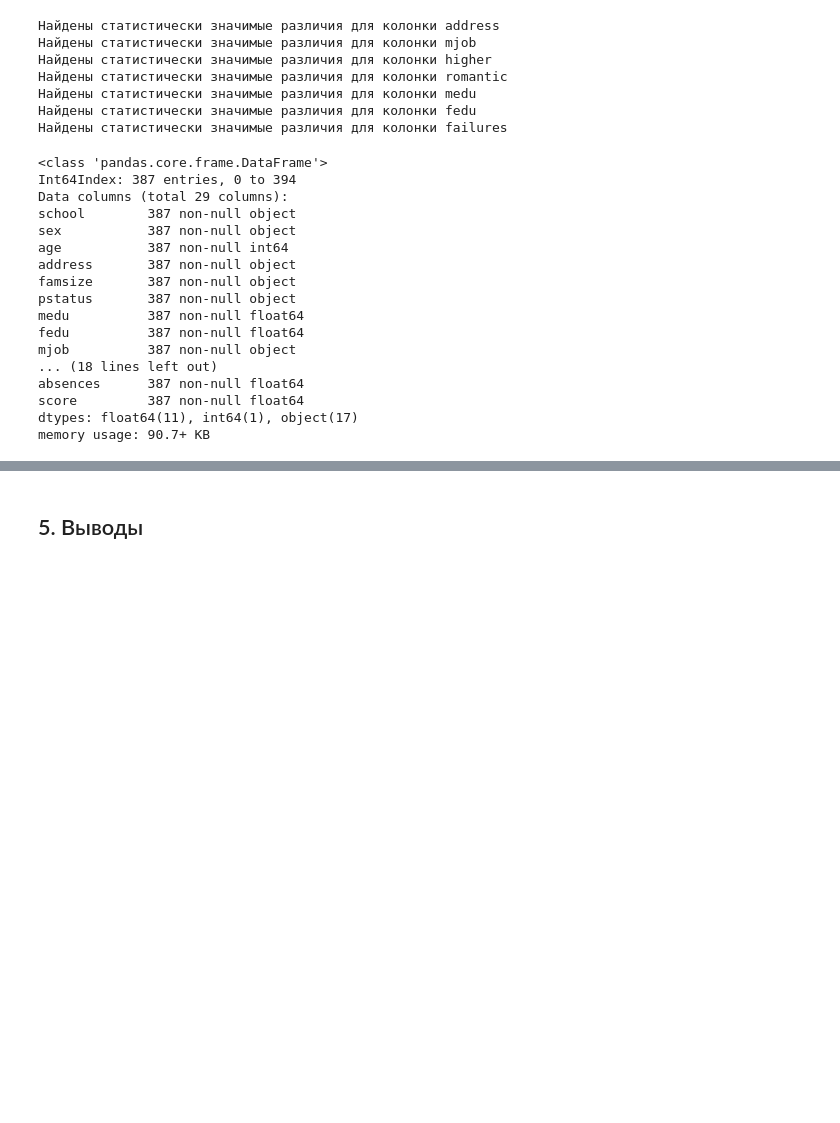
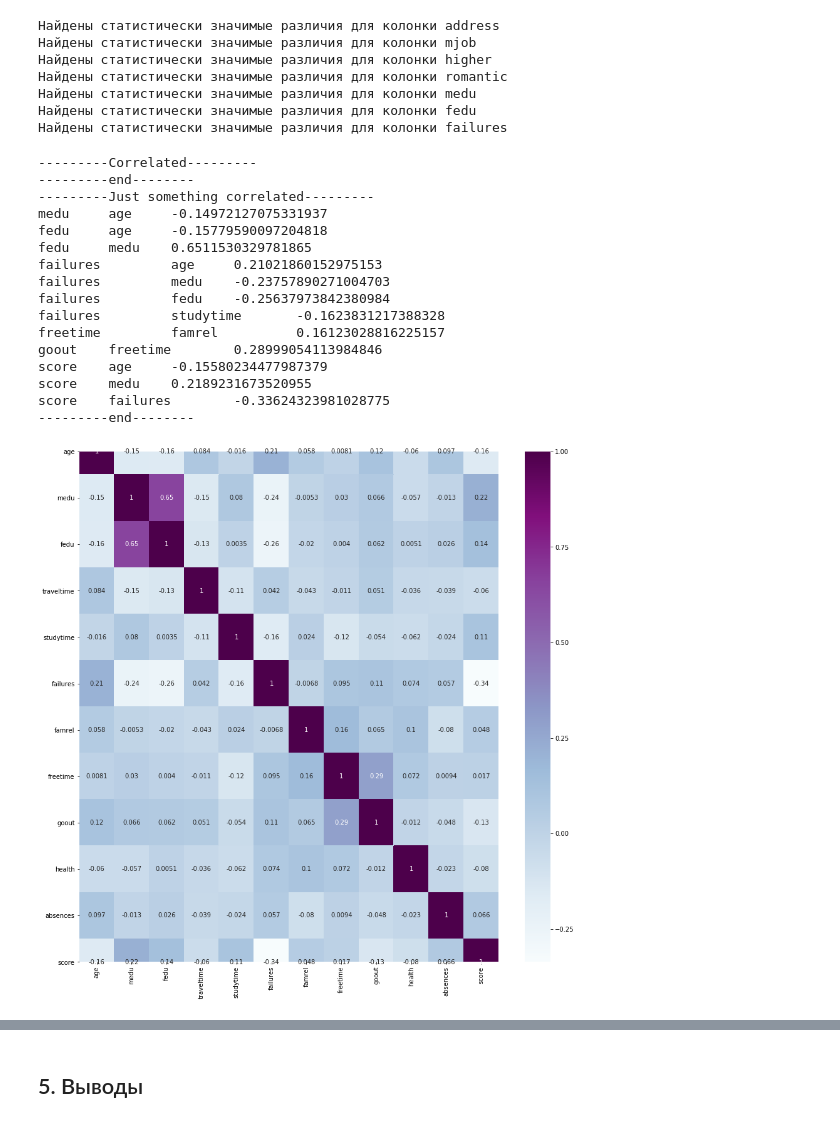
Before and after one commit to M1kaellAli/skcourse_projects, a Jupyter notebook: module_2/unit2.project2.ipynb, the cells around one changed output, grey strips where cells are left out. Drawn from its saved outputs; the diff is of its cells as text; code cells hidden in the pictures; blank space fills up the shorter version.

```diff
--- a/module_2/unit2.project2.ipynb
+++ b/module_2/unit2.project2.ipynb
@@ -1329,23 +1287,3 @@ for col in final_obj_list:
 Найдены статистически значимые различия для колонки medu
 Найдены статистически значимые различия для колонки fedu
 Найдены статистически значимые различия для колонки failures
-# %%
-stud_df_replace_nan.info()
-# %% [output]
-<class 'pandas.core.frame.DataFrame'>
-Int64Index: 387 entries, 0 to 394
-Data columns (total 29 columns):
-school        387 non-null object
-sex           387 non-null object
-age           387 non-null int64
-address       387 non-null object
-famsize       387 non-null object
-pstatus       387 non-null object
-medu          387 non-null float64
-fedu          387 non-null float64
-mjob          387 non-null object
-... (18 lines left out)
-absences      387 non-null float64
-score         387 non-null float64
-dtypes: float64(11), int64(1), object(17)
-memory usage: 90.7+ KB
@@ -1351,0 +1292,20 @@ memory usage: 90.7+ KB
+# %%
+correlation_workflow(stud_df_replace_nan, threshold_corr, threshold_corr_at_least)
+# %% [output]
+---------Correlated---------
+---------end--------
+---------Just something correlated---------
+medu     age     -0.14972127075331937
+fedu     age     -0.15779590097204818
+fedu     medu    0.6511530329781865
+failures         age     0.21021860152975153
+failures         medu    -0.23757890271004703
+failures         fedu    -0.25637973842380984
+failures         studytime       -0.1623831217388328
+freetime         famrel          0.16123028816225157
+goout    freetime        0.28999054113984846
+score    age     -0.15580234477987379
+score    medu    0.2189231673520955
+score    failures        -0.33624323981028775
+---------end--------
+[figure, added]
```
Also changed, not shown: parts of 59 cells of this notebook, 1 other file.
